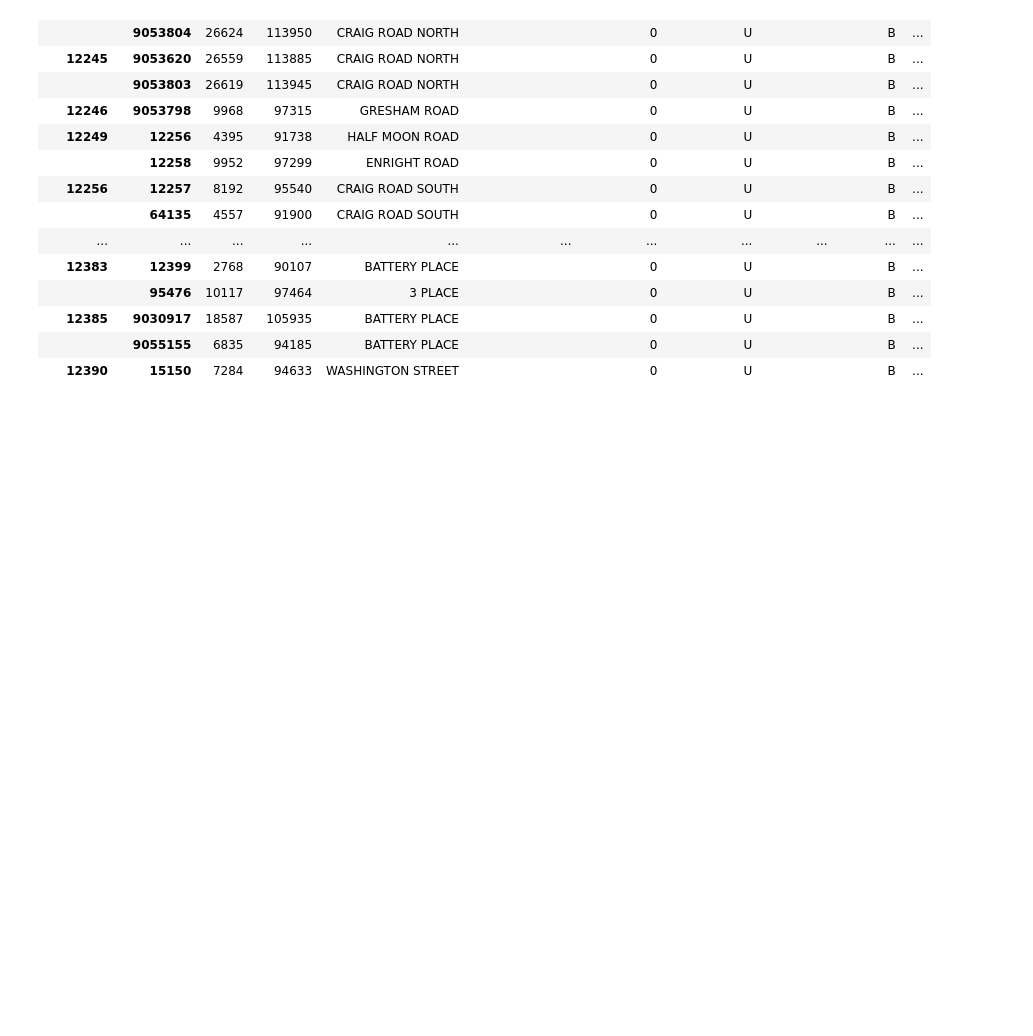
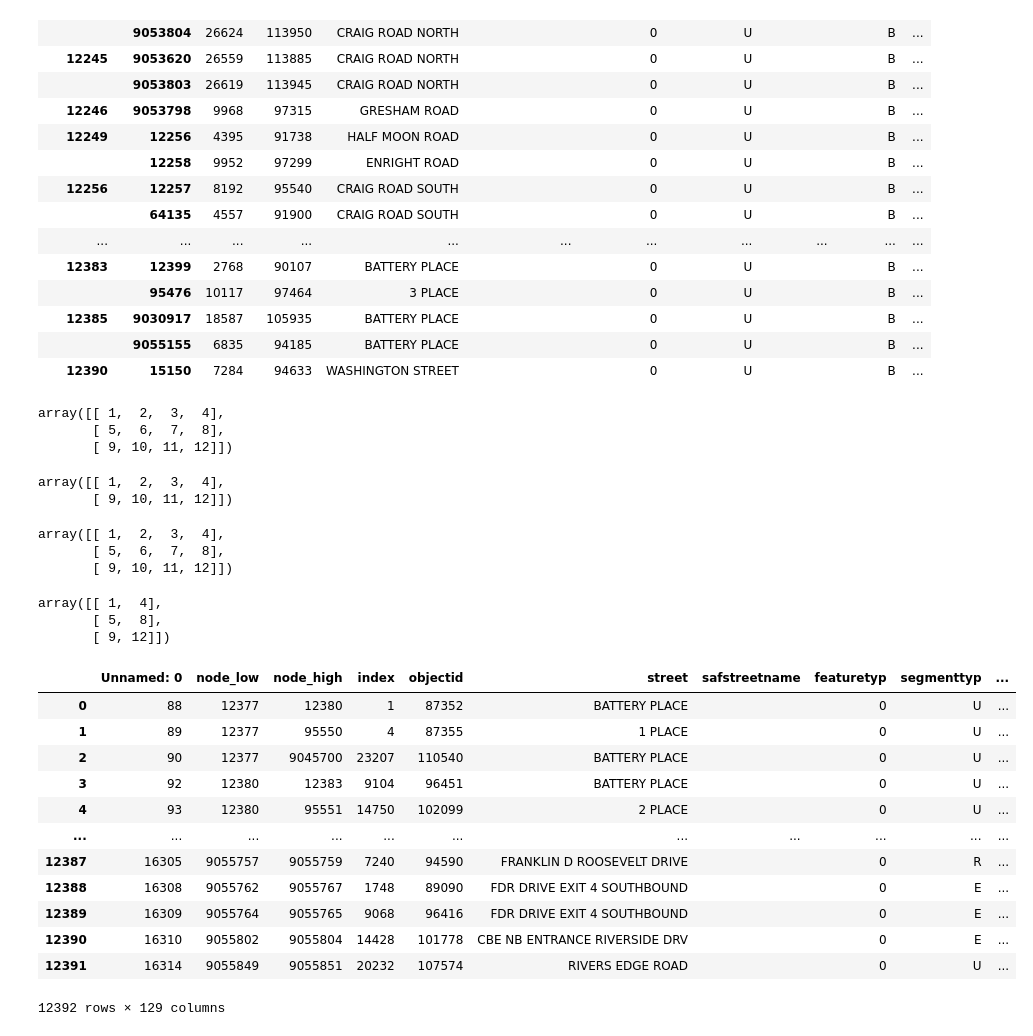
Before and after one commit to ttaylorok/nyc_taxis, a Jupyter notebook: create_network_man.ipynb, the cells around one changed output. Drawn from its saved outputs; the diff is of its cells as text; code cells hidden in the pictures; blank space fills up the shorter version.

```diff
--- a/create_network_man.ipynb
+++ b/create_network_man.ipynb
@@ -661,3 +685,27 @@ lf2.head(100)
 | 12385 | 9030917 | 18587 | 105935 | BATTERY PLACE |  | 0 | U |  | B | ... |
 |  | 9055155 | 6835 | 94185 | BATTERY PLACE |  | 0 | U |  | B | ... |
 | 12390 | 15150 | 7284 | 94633 | WASHINGTON STREET |  | 0 | U |  | B | ... |
+# %%
+arr = np.array([[1,2,3,4], [5,6,7,8], [9,10,11,12]])
+arr
+# %% [output]
+array([[ 1,  2,  3,  4],
+       [ 5,  6,  7,  8],
+       [ 9, 10, 11, 12]])
+# %%
+np.delete(arr, 1, 0)
+# %% [output]
+array([[ 1,  2,  3,  4],
+       [ 9, 10, 11, 12]])
+# %%
+arr
+# %% [output]
+array([[ 1,  2,  3,  4],
+       [ 5,  6,  7,  8],
+       [ 9, 10, 11, 12]])
+# %%
+np.delete(arr, [1,2], 1)
+# %% [output]
+array([[ 1,  4],
+       [ 5,  8],
+       [ 9, 12]])
@@ -663,0 +716,16 @@ lf2.head(100)
+# %%
+lion_vels
+# %% [output]
+|  | Unnamed: 0 | node_low | node_high | index | objectid | street | safstreetname | featuretyp | segmenttyp | ... |
+| 0 | 88 | 12377 | 12380 | 1 | 87352 | BATTERY PLACE |  | 0 | U | ... |
+| 1 | 89 | 12377 | 95550 | 4 | 87355 | 1 PLACE |  | 0 | U | ... |
+| 2 | 90 | 12377 | 9045700 | 23207 | 110540 | BATTERY PLACE |  | 0 | U | ... |
+| 3 | 92 | 12380 | 12383 | 9104 | 96451 | BATTERY PLACE |  | 0 | U | ... |
+| 4 | 93 | 12380 | 95551 | 14750 | 102099 | 2 PLACE |  | 0 | U | ... |
+| ... | ... | ... | ... | ... | ... | ... | ... | ... | ... | ... |
+| 12387 | 16305 | 9055757 | 9055759 | 7240 | 94590 | FRANKLIN D ROOSEVELT DRIVE |  | 0 | R | ... |
+| 12388 | 16308 | 9055762 | 9055767 | 1748 | 89090 | FDR DRIVE EXIT 4 SOUTHBOUND |  | 0 | E | ... |
+| 12389 | 16309 | 9055764 | 9055765 | 9068 | 96416 | FDR DRIVE EXIT 4 SOUTHBOUND |  | 0 | E | ... |
+| 12390 | 16310 | 9055802 | 9055804 | 14428 | 101778 | CBE NB ENTRANCE RIVERSIDE DRV |  | 0 | E | ... |
+| 12391 | 16314 | 9055849 | 9055851 | 20232 | 107574 | RIVERS EDGE ROAD |  | 0 | U | ... |
+12392 rows × 129 columns
```
Also changed, not shown: parts of 16 cells of this notebook, 2 other files.
